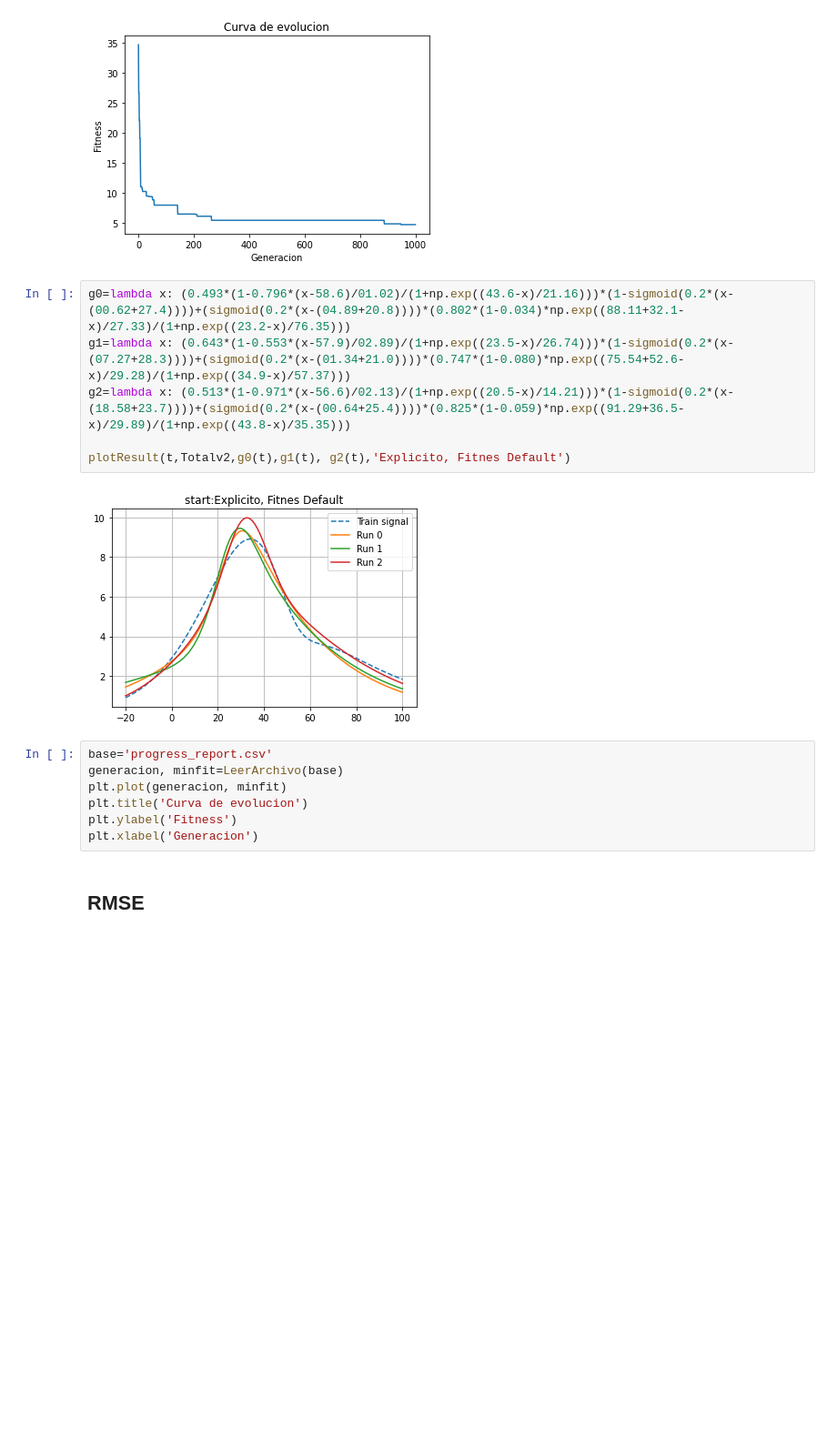
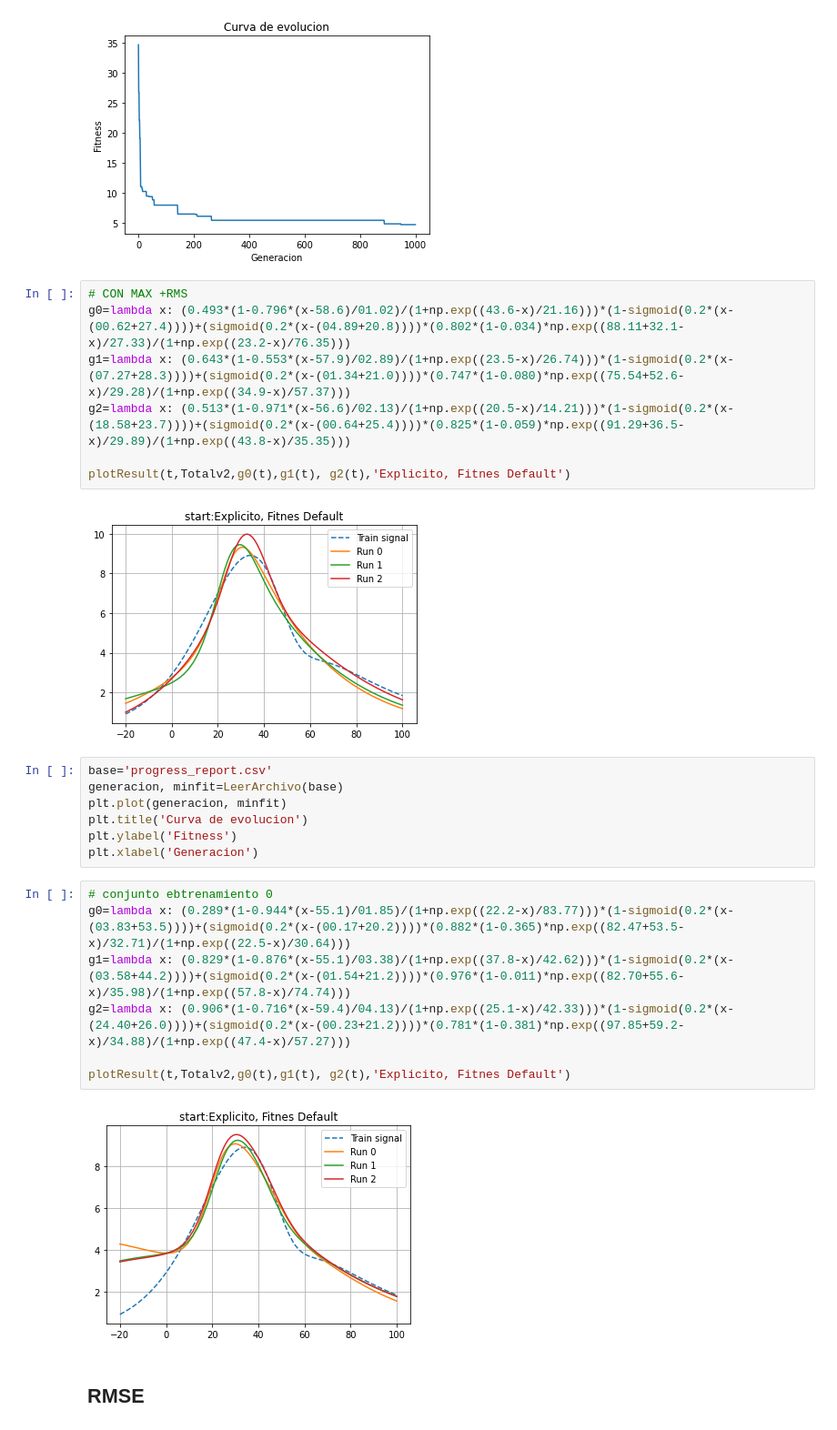
Before and after one commit to nfierroflo/Evolutionary-computation, a Jupyter notebook: evolutivacompletoc1.ipynb, the cells around one changed output. Shown at 91% size. Saved outputs shown, nothing was run; the diff lists cells and outputs as text; blank space fills up the shorter version.

```diff
--- a/evolutivacompletoc1.ipynb
+++ b/evolutivacompletoc1.ipynb
@@ -171,6 +173,7 @@ plt.xlabel('Generacion')
 Text(0.5, 0, 'Generacion')
 [figure]
 # %%
+# CON MAX +RMS
 g0=lambda x: (0.493*(1-0.796*(x-58.6)/01.02)/(1+np.exp((43.6-x)/21.16)))*(1-sigmoid(0.2*(x-(00.62+27.4))))+(sigmoid(0.2*(x-(04.89+20.8))))*(0.802*(1-0.034)*np.exp((88.11+32.1-x)/27.33)/(1+np.exp((23.2-x)/76.35)))
 g1=lambda x: (0.643*(1-0.553*(x-57.9)/02.89)/(1+np.exp((23.5-x)/26.74)))*(1-sigmoid(0.2*(x-(07.27+28.3))))+(sigmoid(0.2*(x-(01.34+21.0))))*(0.747*(1-0.080)*np.exp((75.54+52.6-x)/29.28)/(1+np.exp((34.9-x)/57.37)))
 g2=lambda x: (0.513*(1-0.971*(x-56.6)/02.13)/(1+np.exp((20.5-x)/14.21)))*(1-sigmoid(0.2*(x-(18.58+23.7))))+(sigmoid(0.2*(x-(00.64+25.4))))*(0.825*(1-0.059)*np.exp((91.29+36.5-x)/29.89)/(1+np.exp((43.8-x)/35.35)))
@@ -185,6 +188,15 @@ plt.plot(generacion, minfit)
 plt.title('Curva de evolucion')
 plt.ylabel('Fitness')
 plt.xlabel('Generacion')
+# %%
+# conjunto ebtrenamiento 0
+g0=lambda x: (0.289*(1-0.944*(x-55.1)/01.85)/(1+np.exp((22.2-x)/83.77)))*(1-sigmoid(0.2*(x-(03.83+53.5))))+(sigmoid(0.2*(x-(00.17+20.2))))*(0.882*(1-0.365)*np.exp((82.47+53.5-x)/32.71)/(1+np.exp((22.5-x)/30.64)))
+g1=lambda x: (0.829*(1-0.876*(x-55.1)/03.38)/(1+np.exp((37.8-x)/42.62)))*(1-sigmoid(0.2*(x-(03.58+44.2))))+(sigmoid(0.2*(x-(01.54+21.2))))*(0.976*(1-0.011)*np.exp((82.70+55.6-x)/35.98)/(1+np.exp((57.8-x)/74.74)))
+g2=lambda x: (0.906*(1-0.716*(x-59.4)/04.13)/(1+np.exp((25.1-x)/42.33)))*(1-sigmoid(0.2*(x-(24.40+26.0))))+(sigmoid(0.2*(x-(00.23+21.2))))*(0.781*(1-0.381)*np.exp((97.85+59.2-x)/34.88)/(1+np.exp((47.4-x)/57.27)))
+
+plotResult(t,Totalv2,g0(t),g1(t), g2(t),'Explicito, Fitnes Default')
+# %% [output]
+[figure, added]
 # %% [markdown]
 ## RMSE
 # %%
```
Also changed, not shown: parts of 2 cells of this notebook.
